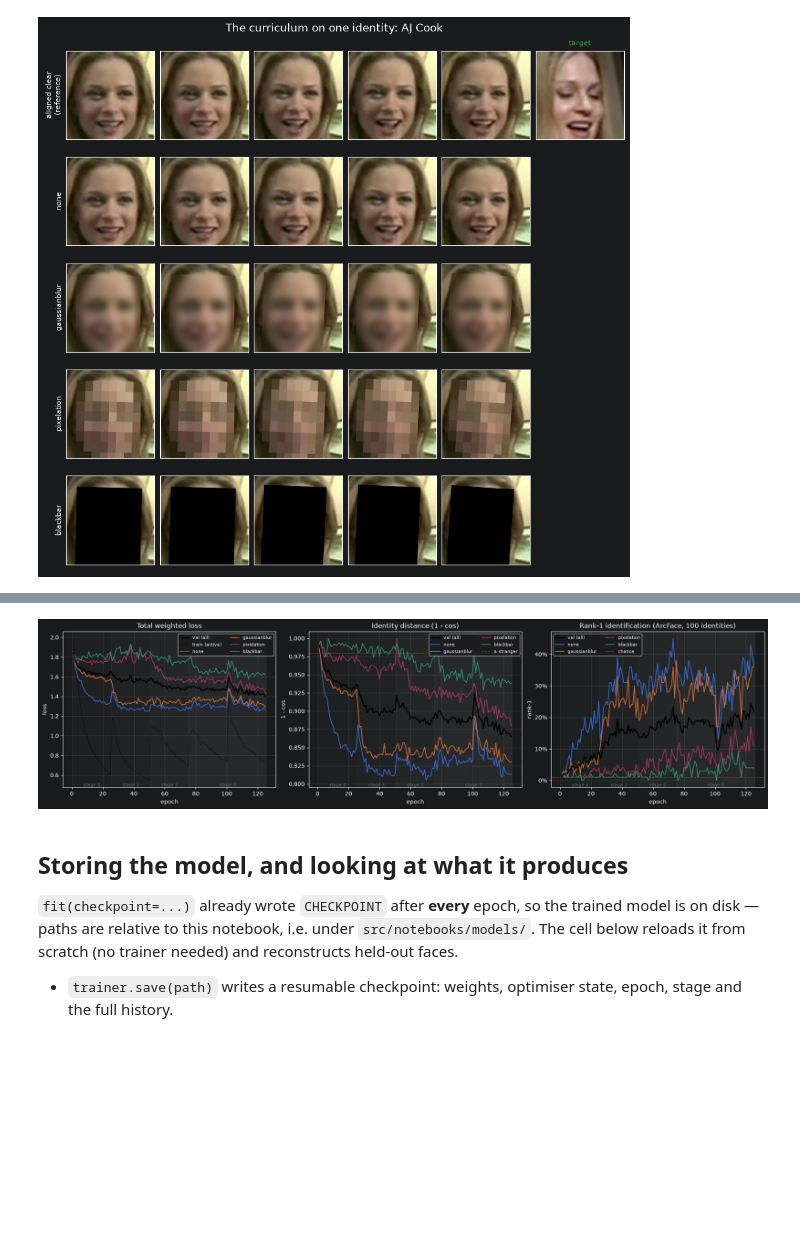
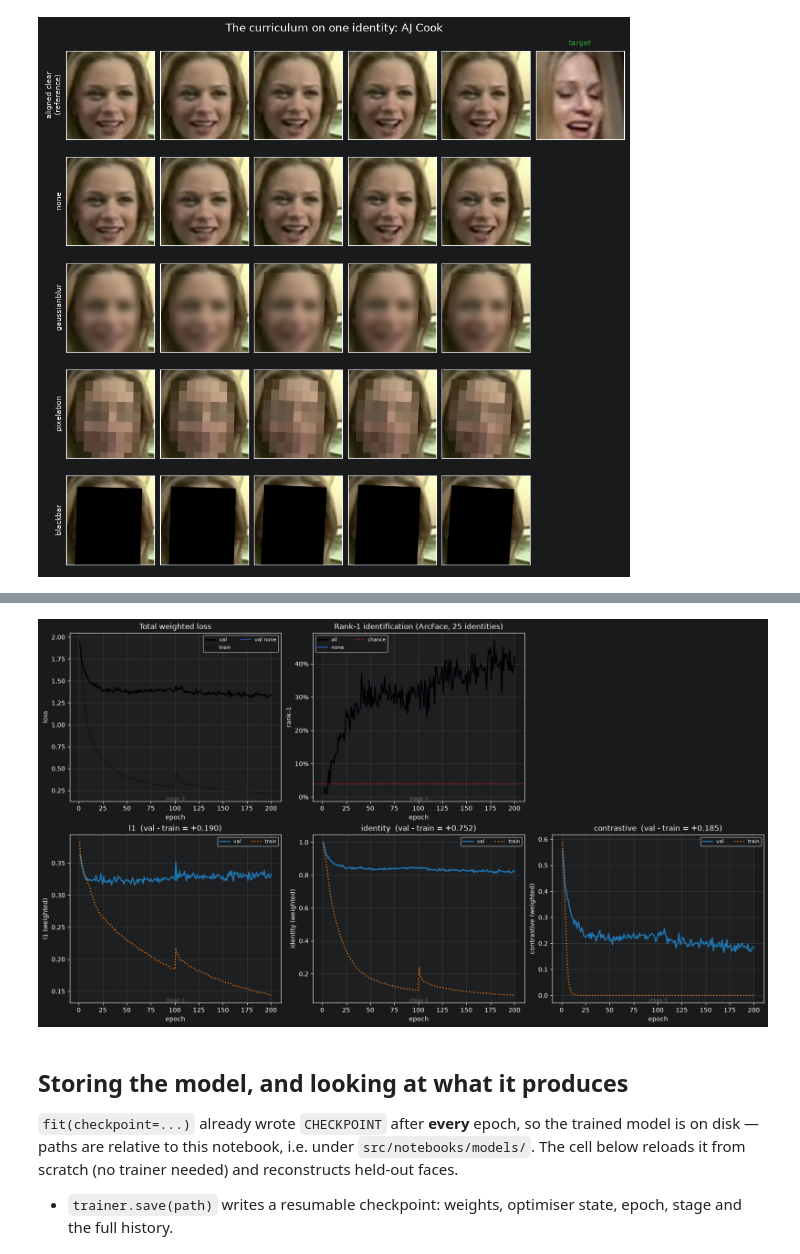
Before and after one commit to wagpa/meles, a Jupyter notebook: src/notebooks/06_facial.ipynb, the cells around one changed output, grey strips where cells are left out. Cells and saved outputs as stored; diff of their text form; code cells hidden in the pictures; blank space fills up the shorter version.

```diff
--- a/src/notebooks/06_facial.ipynb
+++ b/src/notebooks/06_facial.ipynb
@@ -77,6 +77,13 @@ DATASET_PATH = Path("../../data")
 FRAMES = 8  # N, how many anonymized observations make up one item
 BATCH = 10
 WORKERS = 4
+
+# Train the whole curriculum, or only stage 0 -- clear frames, no anonymization at all. The
+# clean-only run is a ceiling probe: it asks what this architecture can do when the inputs are
+# perfect, which bounds anything the anonymized conditions could reach. Everything else is held
+# fixed so the comparison against the full run is single-variable.
+CLEAN_ONLY = True
+LAST_STAGE = 0 if CLEAN_ONLY else len(CURRICULUM) - 1
 
 # The widened structure 07_target_selection built (MIN_VIDEOS_PER_IDENTITY = 2). Not
 # "ytfaces.parquet" -- that is the Snakemake sweep's dataset and still holds only the
@@ -106,7 +113,7 @@ train_frames = FacialFrames(
 validation_frames = FacialFrames(
     structure_df, targets_df, DATASET_PATH,
     curriculum=CURRICULUM, identities=validation_identities, frames=FRAMES,
-    stage=len(CURRICULUM) - 1, deterministic=True, all_methods=True,
+    stage=LAST_STAGE, deterministic=True, all_methods=True,
 )
 validation_loader = DataLoader(
     validation_frames, batch_size=BATCH, shuffle=False, num_workers=WORKERS,
@@ -135,9 +142,11 @@ train_loader = train_loader_for(0)
 print(f"curriculum: {' -> '.join(CURRICULUM)}")
 print(f"train:      {len(train_frames):>4} identities, {len(train_loader):>3} batches")
 print(f"            stage {train_frames.stage} of {train_frames.stages - 1}: {', '.join(train_frames.active)}")
-per_method = len(validation_frames) // len(CURRICULUM)
-print(f"validation: {per_method:>4} identities x {len(CURRICULUM)} methods "
+methods_scored = validation_frames.stage + 1
+per_method = len(validation_frames) // methods_scored
+print(f"validation: {per_method:>4} identities x {methods_scored} method(s) "
       f"= {len(validation_frames)} items, {len(validation_loader)} batches")
+print(f"            scoring: {', '.join(validation_frames.active)}")
 # %% [output]
 curriculum: none -> gaussianblur -> pixelation -> blackbar
 train:       904 identities,  90 batches
@@ -276,6 +292,7 @@ history = trainer.fit(
     train_loader_for,
     validation_loader,
     epochs_per_stage=EPOCHS_PER_CURRICULUM_STAGE,
+    stages=STAGES,
     checkpoint=CHECKPOINT,
     metrics=rank_metrics,
     # Rank-1 swings ~5 points between neighbouring epochs on a 53-identity gallery, so the last
@@ -287,7 +304,7 @@ print(f"epoch {trainer.epoch}, stage {trainer.stage}")
 for term in criterion.terms:
     print(f"  val {term:<12} {history[f'val:{term}'][-1]:.4f}")
 print(f"\n  {'method':<14} {'rank-1':>8} {'rank-5':>8} {'1 - cos':>9}")
-for name in CURRICULUM:
+for name in validation_frames.active:
     print(f"  {name:<14} {history[f'val:rank1_{name}'][-1]:>7.1%} {history[f'val:rank5_{name}'][-1]:>8.1%} "
           f"{history[f'val:identity_{name}'][-1]:>9.4f}")
 print(f"  {'overall':<14} {history['val:rank1'][-1]:>7.1%} {history['val:rank5'][-1]:>8.1%}")
@@ -313,7 +327,7 @@ history = trainer.fit(
     train_loader_for,
     validation_loader,
     epochs_per_stage=EPOCHS_PER_CURRICULUM_STAGE,
-    stages=[len(CURRICULUM) - 1],
+    stages=[LAST_STAGE],
     checkpoint=CHECKPOINT,
     metrics=rank_metrics,
     # Rank-1 swings ~5 points between neighbouring epochs on a 53-identity gallery, so the last
@@ -321,12 +335,16 @@ history = trainer.fit(
     best="val:rank1",
 )
 # %%
-# Three views, because each hides what the next one shows.
-#   left   total per method -- a rising total is equally consistent with progress on a newly
-#          unlocked method and with quietly forgetting an old one; only the split separates them.
-#   middle identity distance. Useful, but compressed: unrelated faces sit at ~1.0, so most of the
-#          interesting range is squeezed into the last tenth.
-#   right  rank-1, the number the experiment scores. This is the one to steer on.
+# Four kinds of view, because each hides what the next one shows.
+#   top-left     the total, per anonymization -- a rising total is equally consistent with
+#                progress on a newly unlocked method and with forgetting an old one.
+#   top-right    rank-1, the number the experiment scores. The one to steer on.
+#   bottom row   every loss term, train against val. This is the memorisation detector: a term
+#                whose train curve dives while its val curve stays flat is being memorised, not
+#                learned, and no amount of further training will move the val side.
+terms = [key.split(":", 1)[1] for key in history if key.startswith("val:") and "_" not in key.split(":", 1)[1]]
+terms = [t for t in terms if not t.startswith("rank")]
+scored = validation_frames.active
 epochs = range(1, len(history["val"]) + 1)
 stages = history["stage"]
 
@@ -336,52 +354,60 @@ def stage_bands(ax):
     for stage in sorted(set(stages)):
         first = stages.index(stage)
         last = len(stages) - 1 - stages[::-1].index(stage)
         ax.axvspan(first + 0.5, last + 1.5, color="tab:grey", alpha=0.05 + 0.03 * stage, zorder=0)
         ax.text(
             (first + last) / 2 + 1, bottom, f" stage {int(stage)} ",
             ha="center", va="bottom", fontsize=8, color="dimgrey",
         )
     ax.set_ylim(bottom, top)
 
 
-has_rank = "val:rank1" in history
-fig, axes = plt.subplots(1, 2 + has_rank, figsize=(6.0 * (2 + has_rank), 4.6), squeeze=False, layout="constrained")
+columns = max(2, len(terms))
+fig, axes = plt.subplots(2, columns, figsize=(5.4 * columns, 9.0), squeeze=False, layout="constrained")
+for ax in axes.flat:
+    ax.set_axis_off()
 
 ax = axes[0, 0]
-ax.plot(epochs, history["val"], color="black", linewidth=2, label="val (all)", zorder=5)
-ax.plot(epochs, history["train"], color="black", linestyle=":", linewidth=1.2, label="train (active)")
-for name in CURRICULUM:
-    ax.plot(epochs, history[f"val_{name}"], linewidth=1.4, label=name)
+ax.set_axis_on()
+ax.plot(epochs, history["val"], color="black", linewidth=2, label="val", zorder=5)
+ax.plot(epochs, history["train"], color="black", linestyle=":", linewidth=1.4, label="train")
+for name in scored:
+    ax.plot(epochs, history[f"val_{name}"], linewidth=1.2, alpha=0.8, label=f"val {name}")
 ax.set_title("Total weighted loss")
 ax.set_ylabel("loss")
 
-ax = axes[0, 1]
-ax.plot(epochs, history["val:identity"], color="black", linewidth=2, label="val (all)", zorder=5)
-for name in CURRICULUM:
-    ax.plot(epochs, history[f"val:identity_{name}"], linewidth=1.4, label=name)
-ax.axhline(0.98, color="tab:red", linestyle="--", linewidth=1, label="a stranger")
-ax.set_title("Identity distance (1 - cos)")
-ax.set_ylabel("1 - cos")
-
-if has_rank:
-    ax = axes[0, 2]
-    ax.plot(epochs, history["val:rank1"], color="black", linewidth=2, label="val (all)", zorder=5)
-    for name in CURRICULUM:
+if "val:rank1" in history:
+    ax = axes[0, 1]
+    ax.set_axis_on()
+    ax.plot(epochs, history["val:rank1"], color="black", linewidth=2, label="all", zorder=5)
+    for name in scored:
         ax.plot(epochs, history[f"val:rank1_{name}"], linewidth=1.4, label=name)
     ax.axhline(1 / people, color="tab:red", linestyle="--", linewidth=1, label="chance")
     ax.set_title(f"Rank-1 identification (ArcFace, {people} identities)")
     ax.set_ylabel("rank-1")
     ax.yaxis.set_major_formatter(lambda v, _: f"{v:.0%}")
 
+# One panel per loss term, train against val.
+for column, term in enumerate(terms):
+    ax = axes[1, column]
+    ax.set_axis_on()
+    ax.plot(epochs, history[f"val:{term}"], color="tab:blue", linewidth=2, label="val")
+    ax.plot(epochs, history[f"train:{term}"], color="tab:orange", linestyle=":", linewidth=1.8, label="train")
+    gap = history[f"val:{term}"][-1] - history[f"train:{term}"][-1]
+    ax.set_title(f"{term}  (val - train = {gap:+.3f})")
+    ax.set_ylabel(f"{term} (weighted)")
+
 for ax in axes.flat:
+    if not ax.get_visible() or not ax.has_data():
+        continue
     ax.set_xlabel("epoch")
     ax.legend(ncols=2, fontsize=8, loc="best")
     ax.grid(alpha=0.3)
     stage_bands(ax)
 
 plt.show()
 # %% [output]
-[figure, old version]
+[figure, new version]
 # %% [markdown]
 ## Storing the model, and looking at what it produces
 
```
Also changed, not shown: parts of 4 cells of this notebook.
